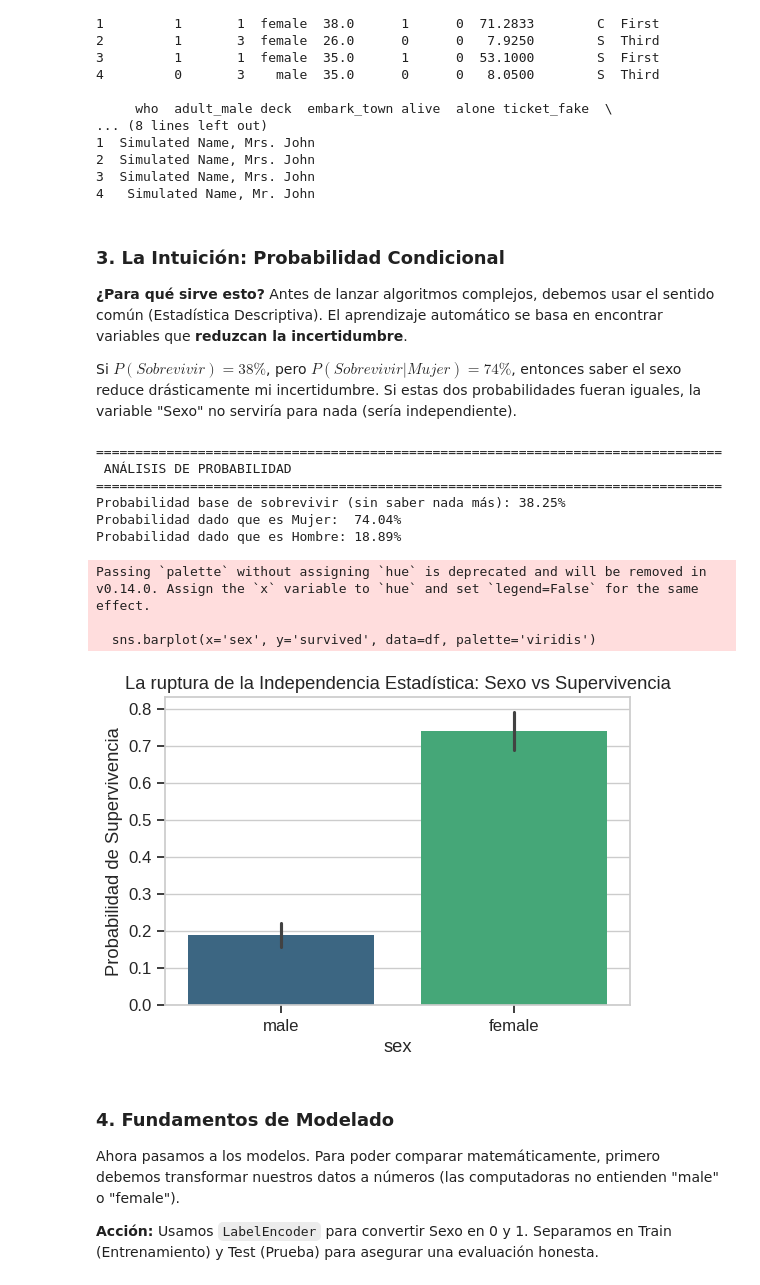
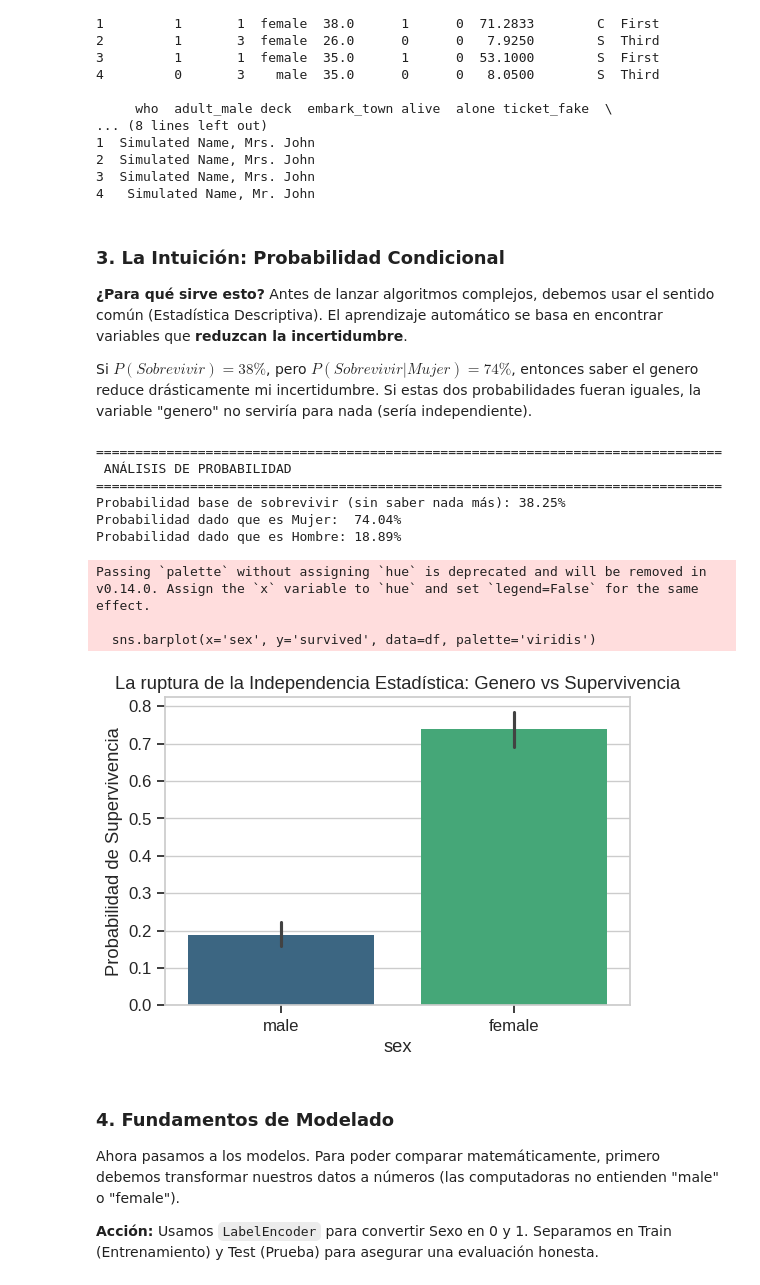
Before and after one commit to sergiomora03/StochasticAITechniquesClass, a Jupyter notebook: Notebooks/L9_NaiveBayes_CART.ipynb, the cells around one changed output. Cells and saved outputs as stored; diff of their text form; code cells hidden in the pictures.

```diff
--- a/Notebooks/L9_NaiveBayes_CART.ipynb
+++ b/Notebooks/L9_NaiveBayes_CART.ipynb
@@ -119,36 +119,36 @@ Observa las columnas 'name_fake' y 'ticket_fake' que usaremos al final.
 Antes de lanzar algoritmos complejos, debemos usar el sentido común (Estadística Descriptiva).
 El aprendizaje automático se basa en encontrar variables que **reduzcan la incertidumbre**.
 
-Si $P(Sobrevivir) = 38\%$, pero $P(Sobrevivir | Mujer) = 74\%$, entonces saber el sexo reduce drásticamente mi incertidumbre. Si estas dos probabilidades fueran iguales, la variable "Sexo" no serviría para nada (sería independiente).
+Si $P(Sobrevivir) = 38\%$, pero $P(Sobrevivir | Mujer) = 74\%$, entonces saber el genero reduce drásticamente mi incertidumbre. Si estas dos probabilidades fueran iguales, la variable "genero" no serviría para nada (sería independiente).
 # %%
 print_header("ANÁLISIS DE PROBABILIDAD")
 
 # Probabilidad Global (Priori)
 p_surv = df['survived'].mean()
 print(f"Probabilidad base de sobrevivir (sin saber nada más): {p_surv:.2%}")
 
 # Probabilidad Condicionada (Posteriori)
 probs_sex = df.groupby('sex')['survived'].mean()
 print(f"Probabilidad dado que es Mujer:  {probs_sex['female']:.2%}")
 print(f"Probabilidad dado que es Hombre: {probs_sex['male']:.2%}")
 
 # Visualización
 plt.figure(figsize=(6, 4))
 sns.barplot(x='sex', y='survived', data=df, palette='viridis')
-plt.title("La ruptura de la Independencia Estadística: Sexo vs Supervivencia")
+plt.title("La ruptura de la Independencia Estadística: Genero vs Supervivencia")
 plt.ylabel("Probabilidad de Supervivencia")
 plt.show()
 # %% [output]
 ================================================================================
  ANÁLISIS DE PROBABILIDAD
 ================================================================================
 Probabilidad base de sobrevivir (sin saber nada más): 38.25%
 Probabilidad dado que es Mujer:  74.04%
 Probabilidad dado que es Hombre: 18.89%
 Passing `palette` without assigning `hue` is deprecated and will be removed in v0.14.0. Assign the `x` variable to `hue` and set `legend=False` for the same effect.
 
   sns.barplot(x='sex', y='survived', data=df, palette='viridis')
-[figure, old version]
+[figure, new version]
 # %% [markdown]
 ### 4. Fundamentos de Modelado
 Ahora pasamos a los modelos. Para poder comparar matemáticamente, primero debemos transformar nuestros datos a números (las computadoras no entienden "male" o "female").
```
Also changed, not shown: parts of 5 cells of this notebook.
